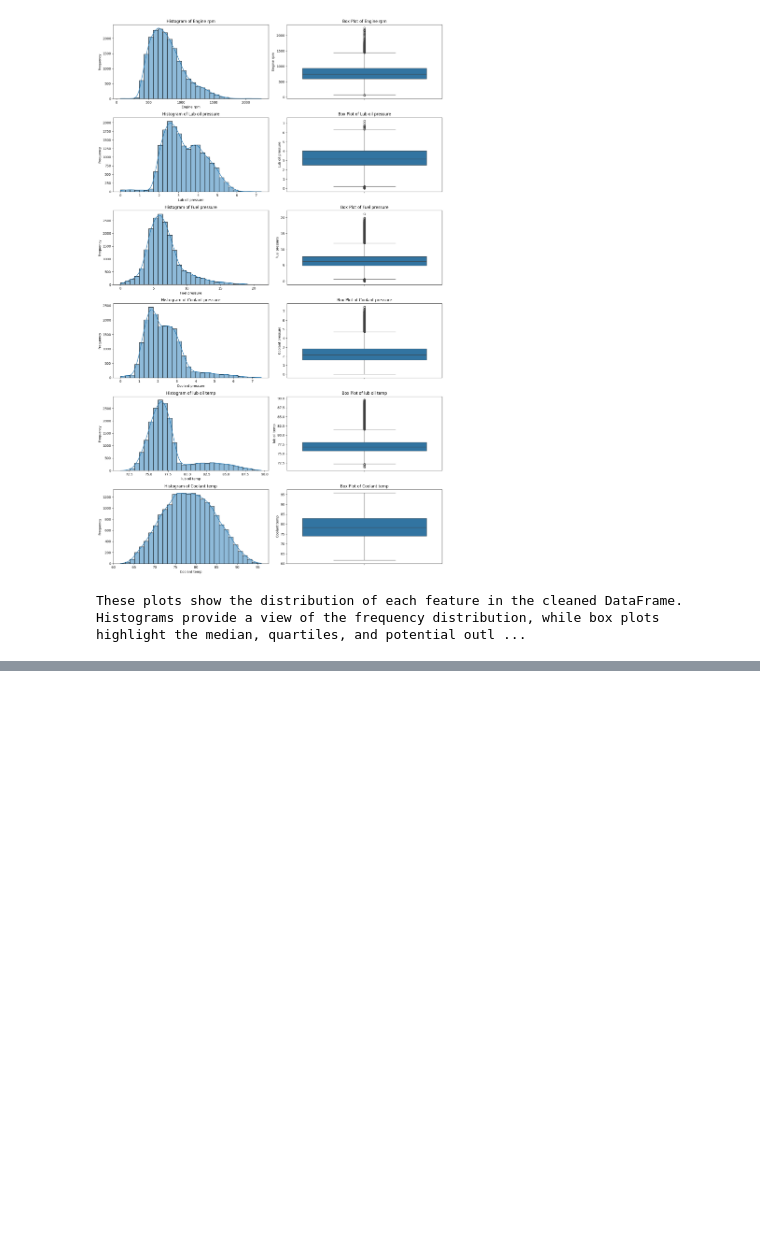
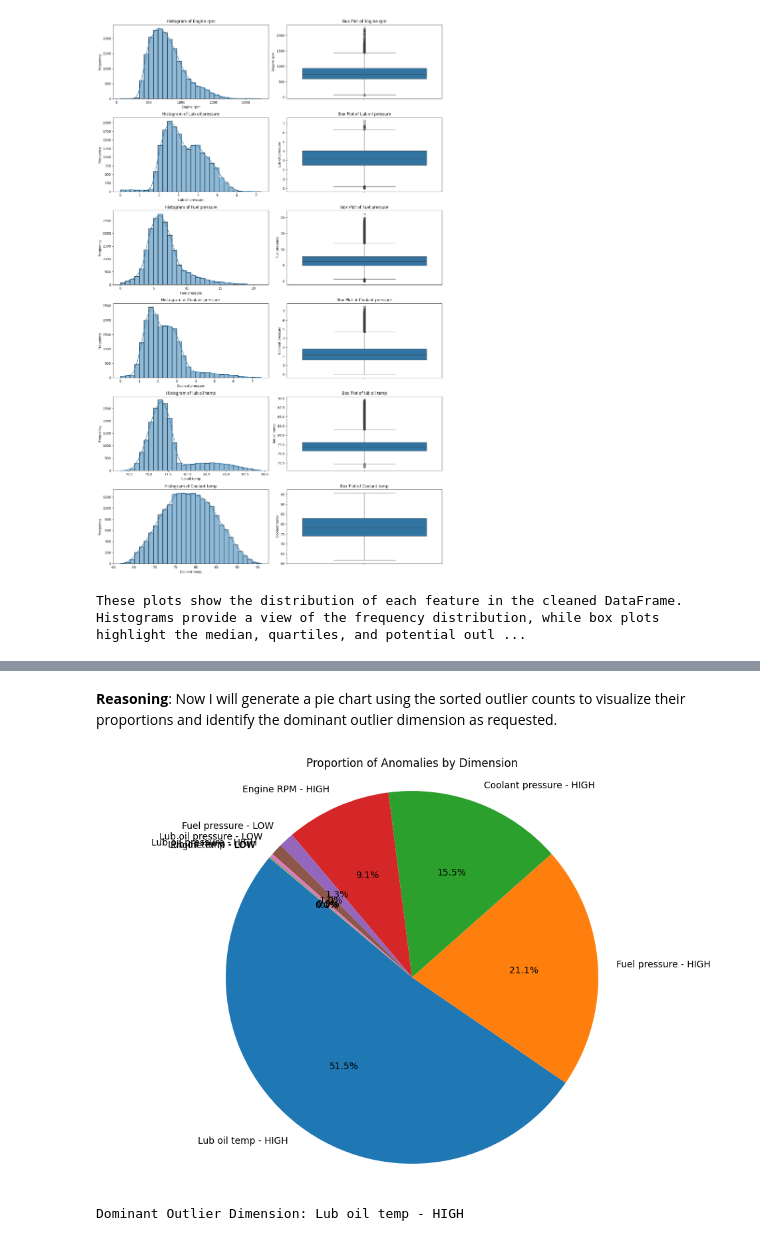
Before and after one commit to mygebruikernaam/Crane6614, a Jupyter notebook: Pierre_Sutherland_v1_CAM_DS_C101_Mini_project_5_3_1.ipynb, the cells around one changed output, grey strips where cells are left out. Drawn from its saved outputs; the diff is of its cells as text; code cells hidden in the pictures; blank space fills up the shorter version.

```diff
--- a/Pierre_Sutherland_v1_CAM_DS_C101_Mini_project_5_3_1.ipynb
+++ b/Pierre_Sutherland_v1_CAM_DS_C101_Mini_project_5_3_1.ipynb
@@ -272,0 +840,13 @@ print(df_scaled.describe())
+# %%
+# Sum the values in each column of the df_iqr_flags DataFrame, excluding the 'Total_IQR_Flags' column
+outlier_counts = df_iqr_flags.drop('Total_IQR_Flags', axis=1).sum()
+
+# Filter this series to include only dimensions with a count greater than zero
+non_zero_outliers = outlier_counts[outlier_counts > 0]
+
+# Sort the filtered counts in descending order
+non_zero_outliers = non_zero_outliers.sort_values(ascending=False)
+
+# Print the resulting Series to verify the counts and order
+print("Non-zero Outlier Counts per Dimension (Sorted):")
+print(non_zero_outliers)
@@ -272,0 +865,19 @@ print(df_scaled.describe())
+# %% [markdown]
+**Reasoning**:
+Now I will generate a pie chart using the sorted outlier counts to visualize their proportions and identify the dominant outlier dimension as requested.
+# %%
+import matplotlib.pyplot as plt
+
+# Create a pie chart to visualize the proportion of anomalies
+plt.figure(figsize=(12, 8))
+plt.pie(non_zero_outliers, labels=non_zero_outliers.index, autopct='%1.1f%%', startangle=140)
+plt.title('Proportion of Anomalies by Dimension')
+plt.axis('equal')  # Equal aspect ratio ensures that pie is drawn as a circle.
+plt.show()
+
+# Identify and print the dominant outlier dimension
+dominant_outlier = non_zero_outliers.idxmax()
+print(f"Dominant Outlier Dimension: {dominant_outlier}")
+# %% [output]
+[figure, added]
+Dominant Outlier Dimension: Lub oil temp - HIGH
```
Also changed, not shown: parts of 13 cells of this notebook.
